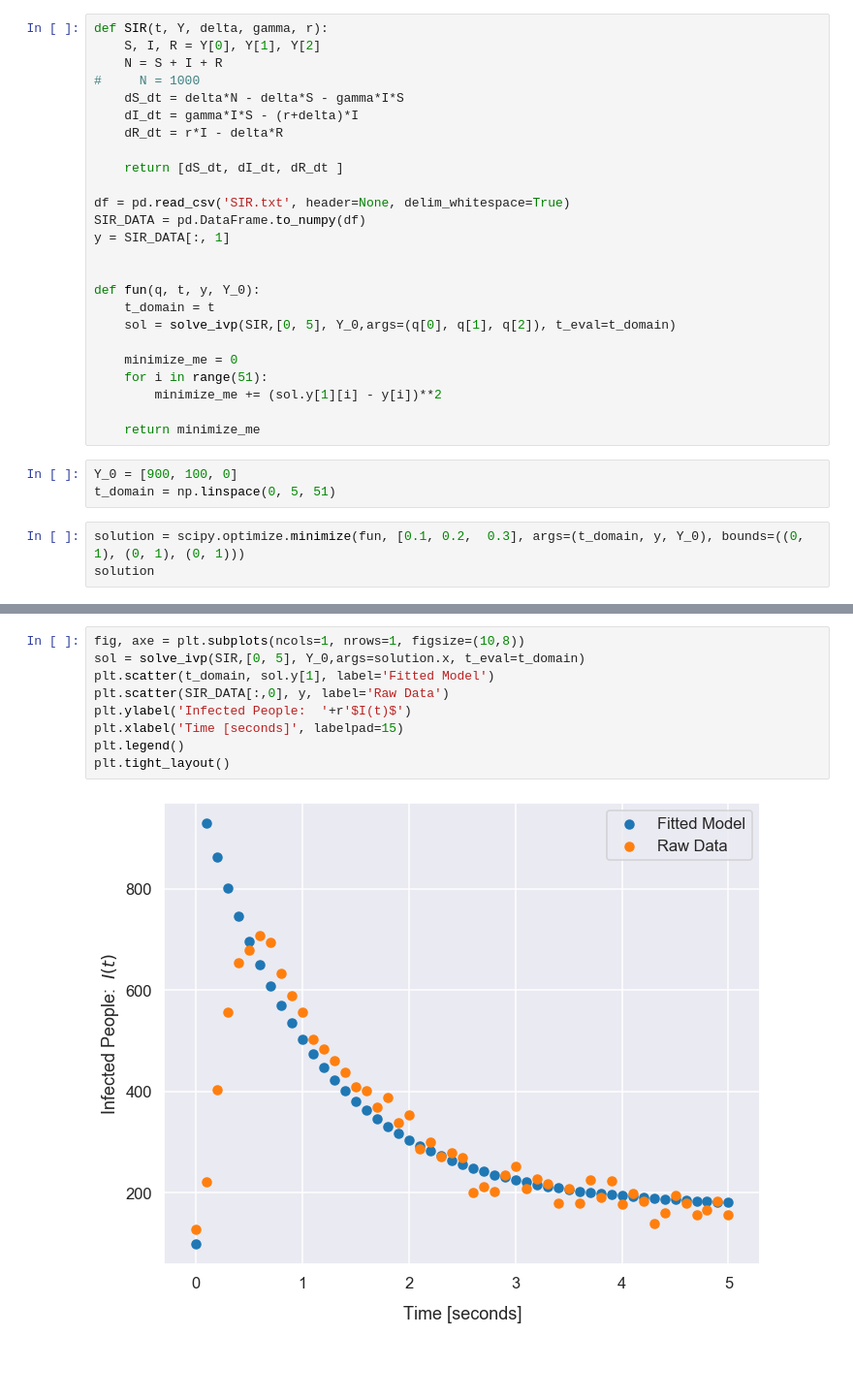
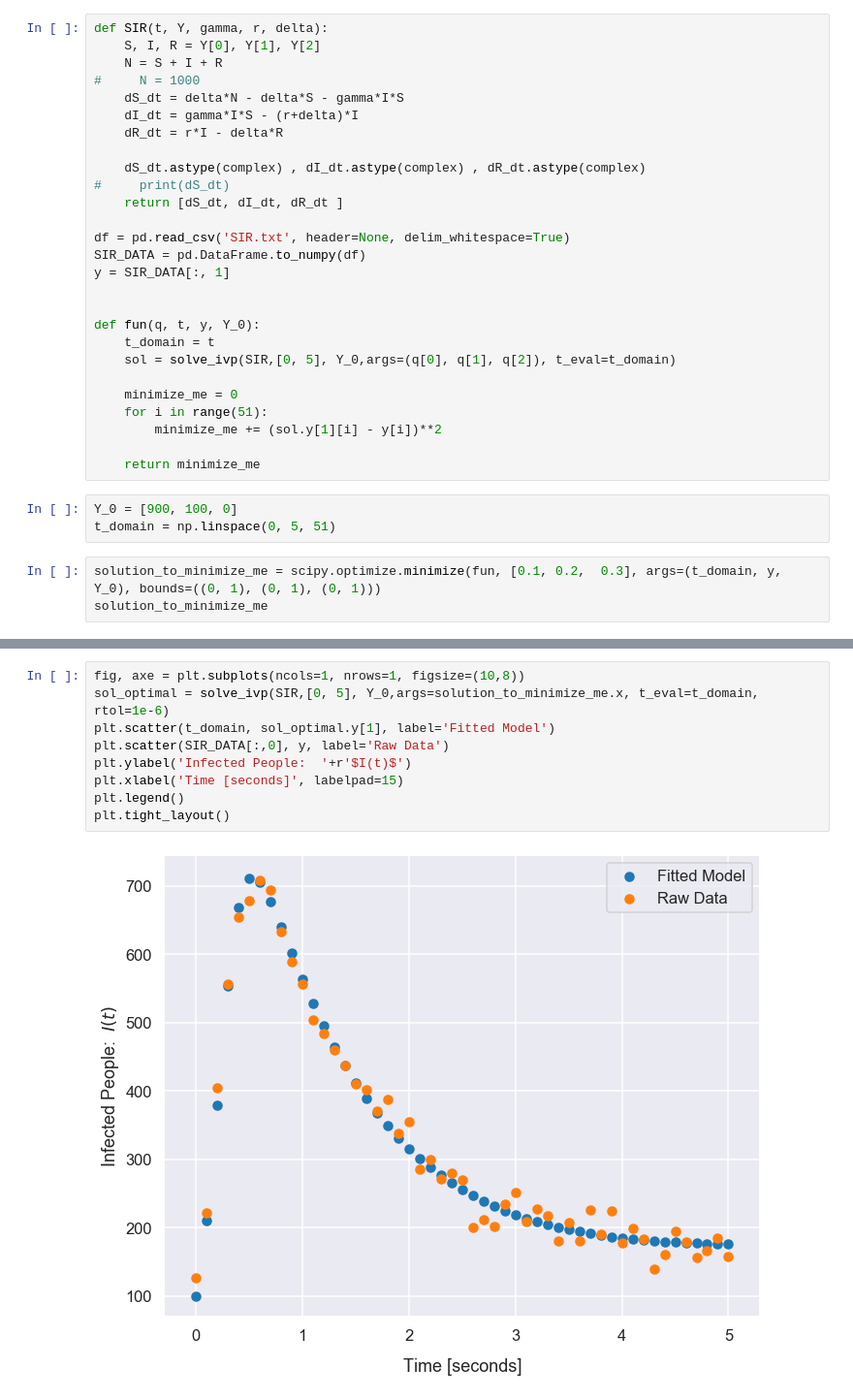
Before and after one commit to adamcwatts/MA540_UQ, a Jupyter notebook: Project3/Project3_Workup.ipynb, the cells around one changed output, grey strips where cells are left out. Shown at 97% size. Cells and saved outputs as stored; diff of their text form; blank space fills up the shorter version.

```diff
--- a/Project3/Project3_Workup.ipynb
+++ b/Project3/Project3_Workup.ipynb
@@ -215,7 +216,7 @@ plt.tight_layout()
 # %% [markdown]
 Problem 3
 # %%
-def SIR(t, Y, delta, gamma, r):
+def SIR(t, Y, gamma, r, delta):
     S, I, R = Y[0], Y[1], Y[2]
     N = S + I + R
 #     N = 1000
@@ -223,6 +224,8 @@ def SIR(t, Y, delta, gamma, r):
     dI_dt = gamma*I*S - (r+delta)*I
     dR_dt = r*I - delta*R
 
+    dS_dt.astype(complex) , dI_dt.astype(complex) , dR_dt.astype(complex)
+#     print(dS_dt)
     return [dS_dt, dI_dt, dR_dt ]
 
 df = pd.read_csv('SIR.txt', header=None, delim_whitespace=True)
@@ -243,6 +246,6 @@ def fun(q, t, y, Y_0):
 Y_0 = [900, 100, 0]
 t_domain = np.linspace(0, 5, 51)
 # %%
-solution = scipy.optimize.minimize(fun, [0.1, 0.2,  0.3], args=(t_domain, y, Y_0), bounds=((0, 1), (0, 1), (0, 1)))
-solution
+solution_to_minimize_me = scipy.optimize.minimize(fun, [0.1, 0.2,  0.3], args=(t_domain, y, Y_0), bounds=((0, 1), (0, 1), (0, 1)))
+solution_to_minimize_me
 # %% [output]
@@ -258,11 +261,11 @@ solution
 # %%
 fig, axe = plt.subplots(ncols=1, nrows=1, figsize=(10,8))
-sol = solve_ivp(SIR,[0, 5], Y_0,args=solution.x, t_eval=t_domain)
-plt.scatter(t_domain, sol.y[1], label='Fitted Model')
+sol_optimal = solve_ivp(SIR,[0, 5], Y_0,args=solution_to_minimize_me.x, t_eval=t_domain, rtol=1e-6)
+plt.scatter(t_domain, sol_optimal.y[1], label='Fitted Model')
 plt.scatter(SIR_DATA[:,0], y, label='Raw Data')
 plt.ylabel('Infected People:  '+r'$I(t)$')
 plt.xlabel('Time [seconds]', labelpad=15)
 plt.legend()
 plt.tight_layout()
 # %% [output]
-[figure, old version]
+[figure, new version]
```
Also changed, not shown: parts of 10 cells of this notebook.
